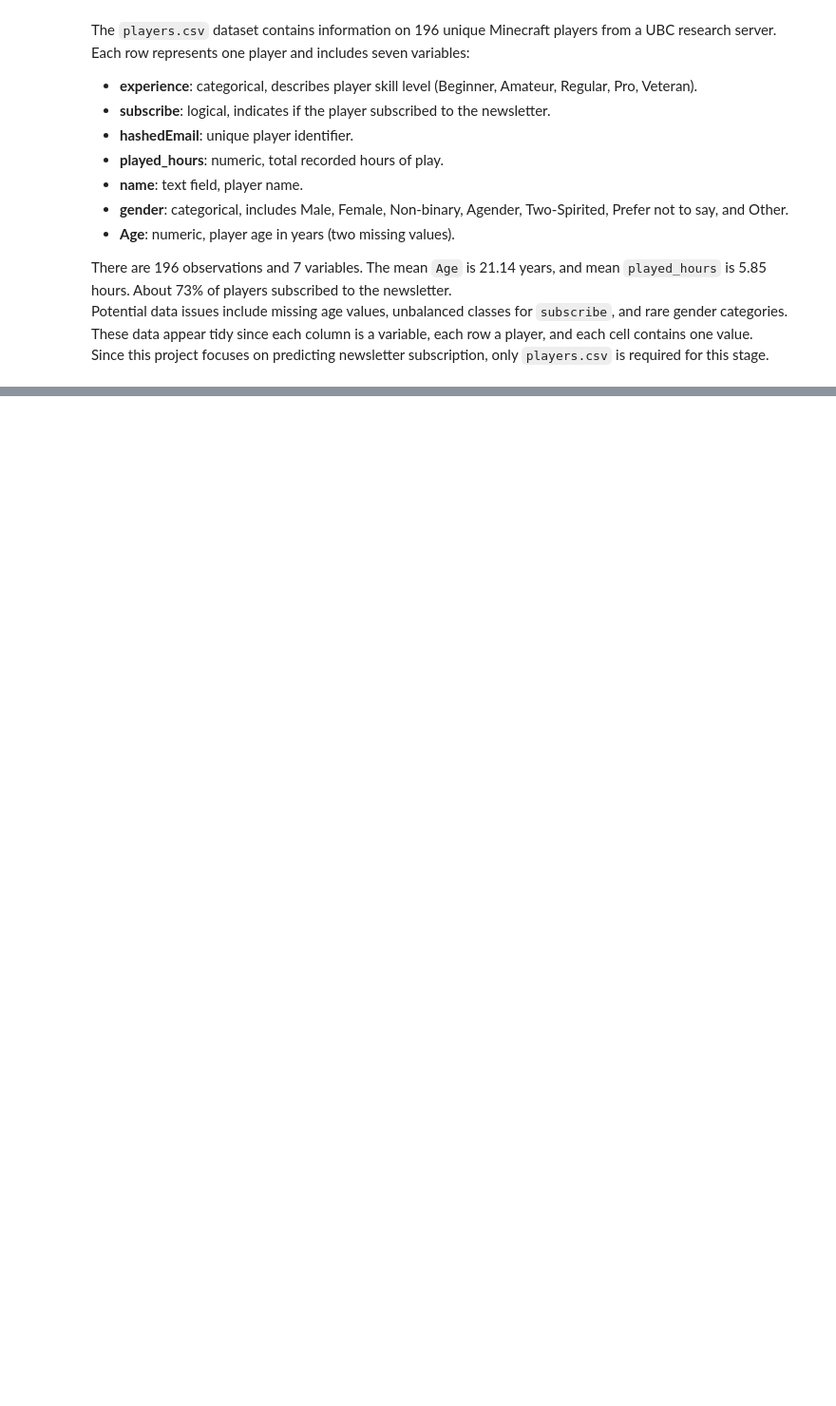
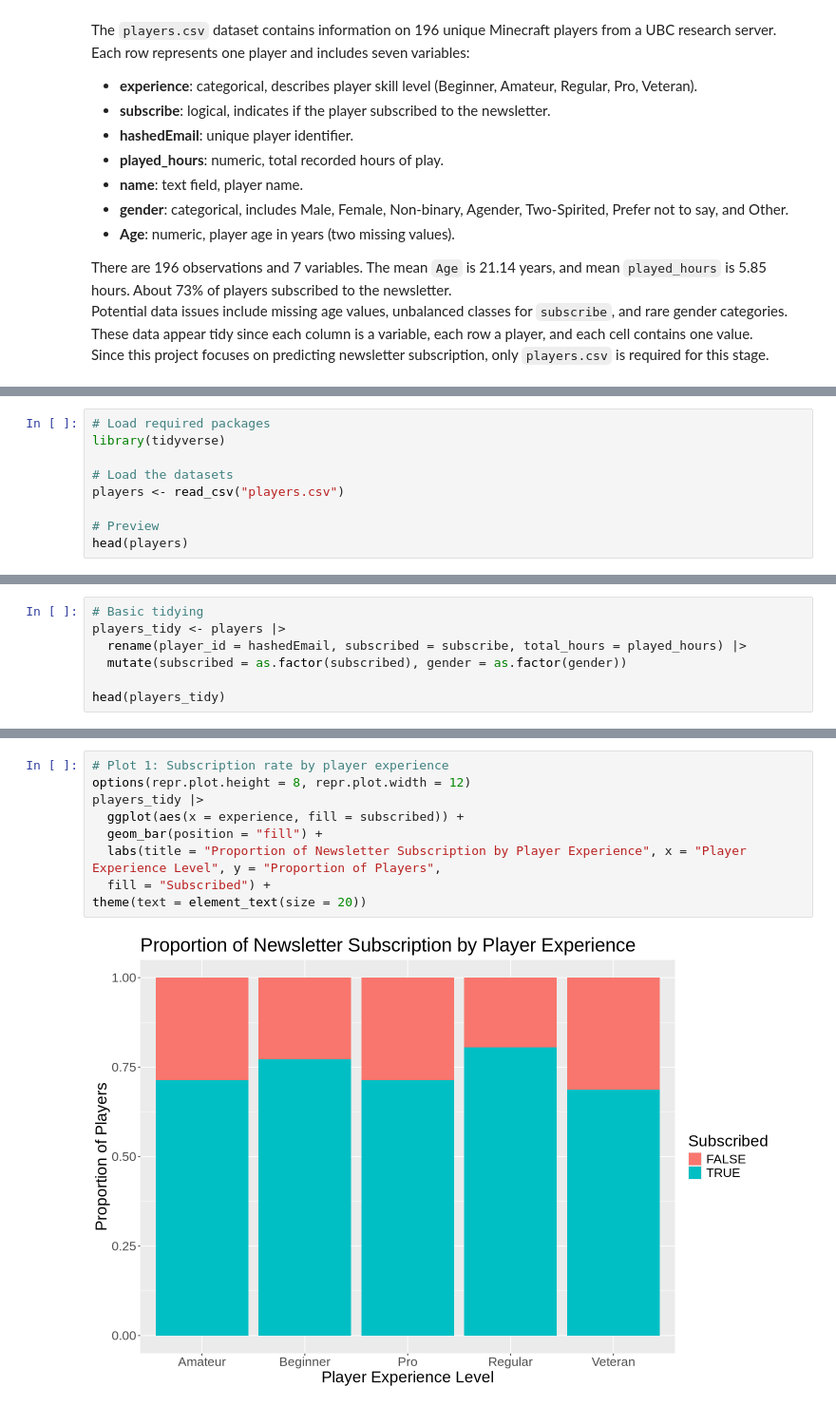
Before and after one commit to damianholender/DSCI100-IndividualPlanning-DamianOlender, a Jupyter notebook: DSCI100_IndividualPlanning_DamianOlender_Group009-27.ipynb, the cells around one changed output, grey strips where cells are left out. Shown at 95% size. Saved outputs shown, nothing was run; the diff lists cells and outputs as text; blank space fills up the shorter version.

```diff
--- a/DSCI100_IndividualPlanning_DamianOlender_Group009-27.ipynb
+++ b/DSCI100_IndividualPlanning_DamianOlender_Group009-27.ipynb
@@ -37,0 +42,9 @@ Minimal wrangling is required: factor encoding for categorical variables and mea
+# %%
+# Load required packages
+library(tidyverse)
+
+# Load the datasets
+players <- read_csv("players.csv")
+
+# Preview
+head(players)
@@ -37,0 +72,7 @@ Minimal wrangling is required: factor encoding for categorical variables and mea
+# %%
+# Basic tidying
+players_tidy <- players |>
+  rename(player_id = hashedEmail, subscribed = subscribe, total_hours = played_hours) |>
+  mutate(subscribed = as.factor(subscribed), gender = as.factor(gender))
+
+head(players_tidy)
@@ -37,0 +107,11 @@ Minimal wrangling is required: factor encoding for categorical variables and mea
+# %%
+# Plot 1: Subscription rate by player experience
+options(repr.plot.height = 8, repr.plot.width = 12)
+players_tidy |>
+  ggplot(aes(x = experience, fill = subscribed)) +
+  geom_bar(position = "fill") +
+  labs(title = "Proportion of Newsletter Subscription by Player Experience", x = "Player Experience Level", y = "Proportion of Players",
+  fill = "Subscribed") +
+theme(text = element_text(size = 20))
+# %% [output]
+[figure, added]
```
Also changed, not shown: parts of 11 cells of this notebook.
